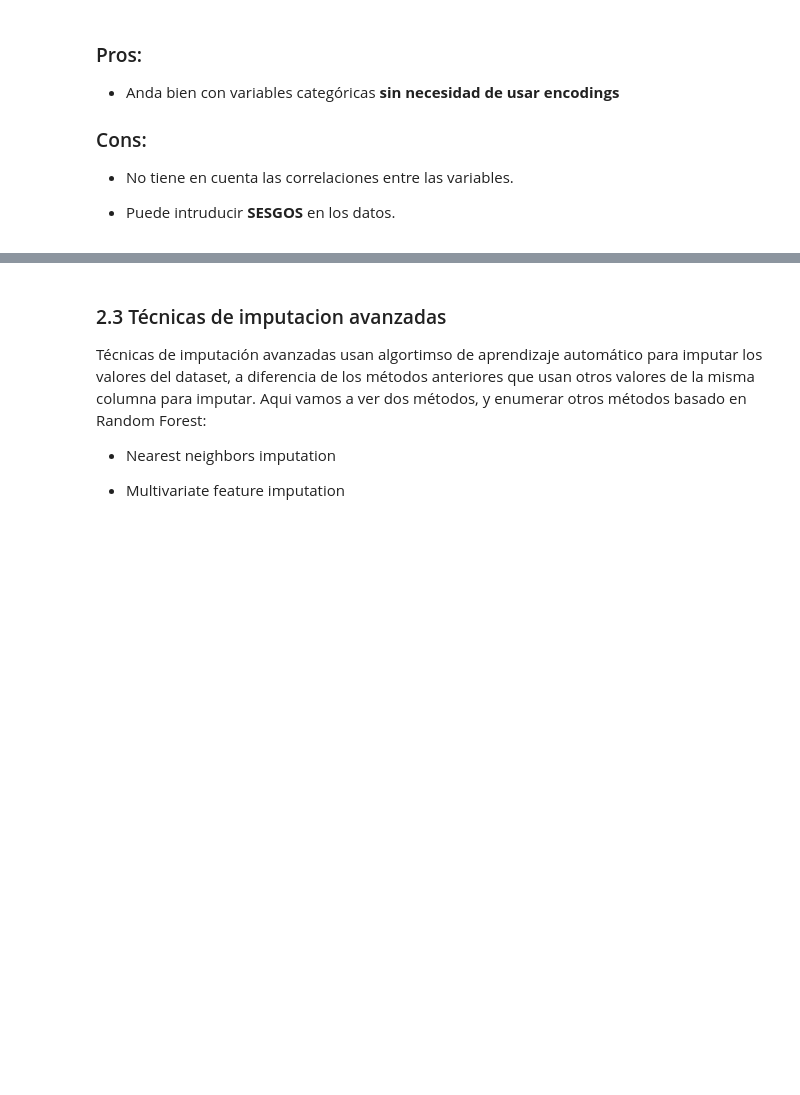
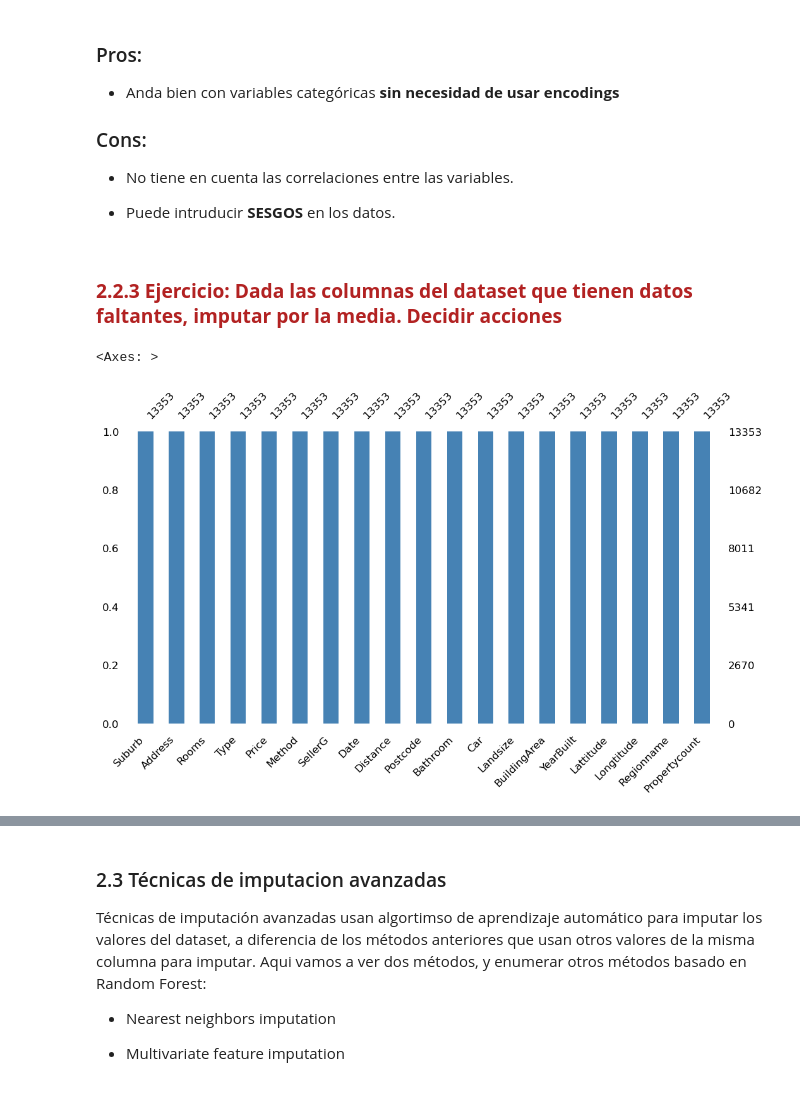
Before and after one commit to helcsnewsxd/famaf-data_science-data_exploration_and_curation, a Jupyter notebook: clases/notebooks/03_Datos_faltantes.ipynb, the cells around one changed output, grey strips where cells are left out. Saved outputs shown, nothing was run; the diff lists cells and outputs as text; code cells hidden in the pictures; blank space fills up the shorter version.

Commit message:
Visto notebook de datos faltantes en la clase 4

```diff
--- a/clases/notebooks/03_Datos_faltantes.ipynb
+++ b/clases/notebooks/03_Datos_faltantes.ipynb
@@ -894,3 +898,21 @@ array([[<Axes: title={'center': 'BuildingArea'}>,
 - No tiene en cuenta las correlaciones entre las variables.
 
 - Puede intruducir **SESGOS** en los datos.
+# %% [markdown]
+### <span style="color:FireBrick">**2.2.3 Ejercicio: Dada las columnas del dataset que tienen datos faltantes,  imputar por la media. Decidir acciones**</span>
+# %%
+# Impute with the mean value of the columns
+from sklearn.impute import SimpleImputer
+
+melb_data_mean = melb_df2.copy()
+
+mean_inputer = SimpleImputer(strategy='mean', missing_values=np.nan)
+
+# Impute only for BuildingArea and YearBuilt
+columns_to_impute = ['BuildingArea', 'YearBuilt']
+melb_data_mean[columns_to_impute] = mean_inputer.fit_transform(melb_data_mean[columns_to_impute])
+
+msno.bar(melb_data_mean,figsize=(12, 6), fontsize=12, color='steelblue')
+# %% [output]
+<Axes: >
+[figure, added]
```
Also changed, not shown: parts of 15 cells of this notebook.
